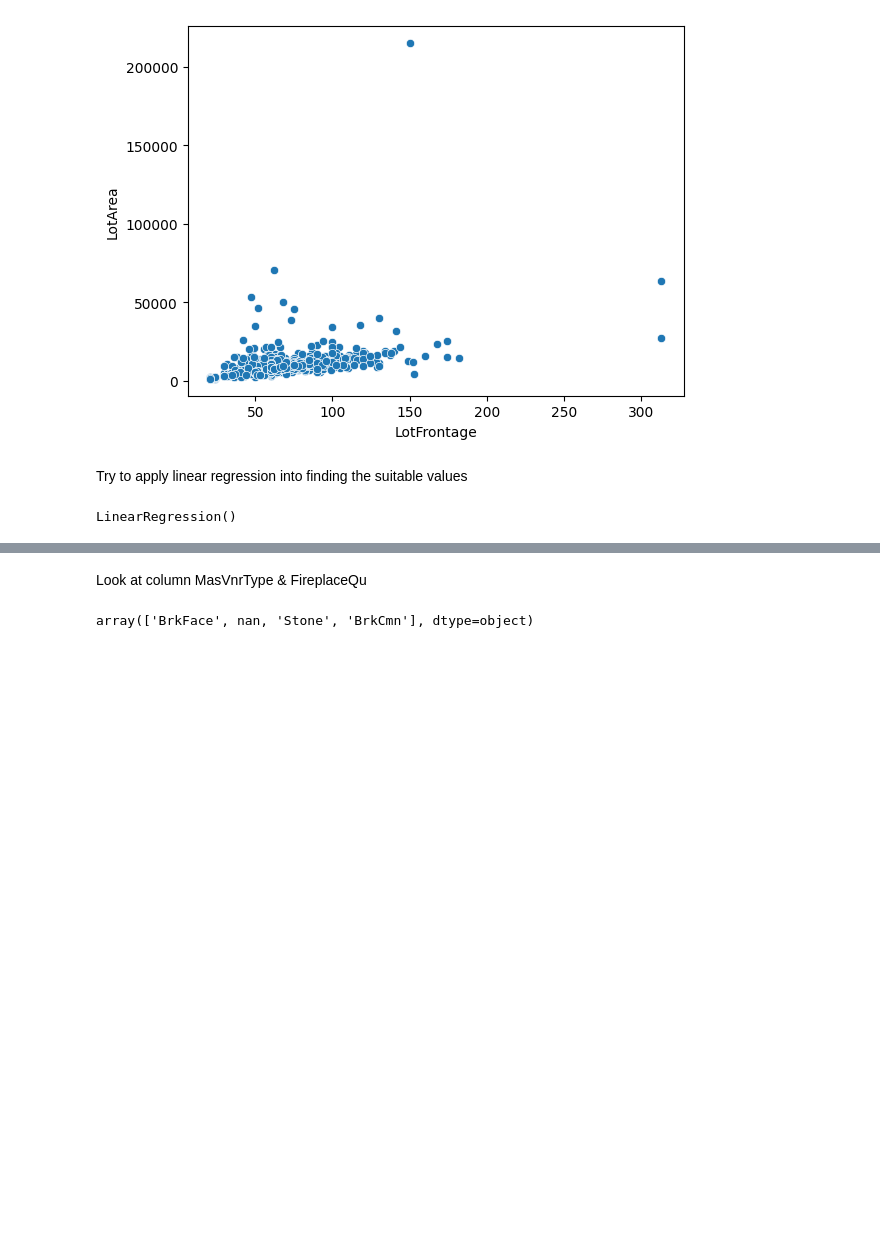
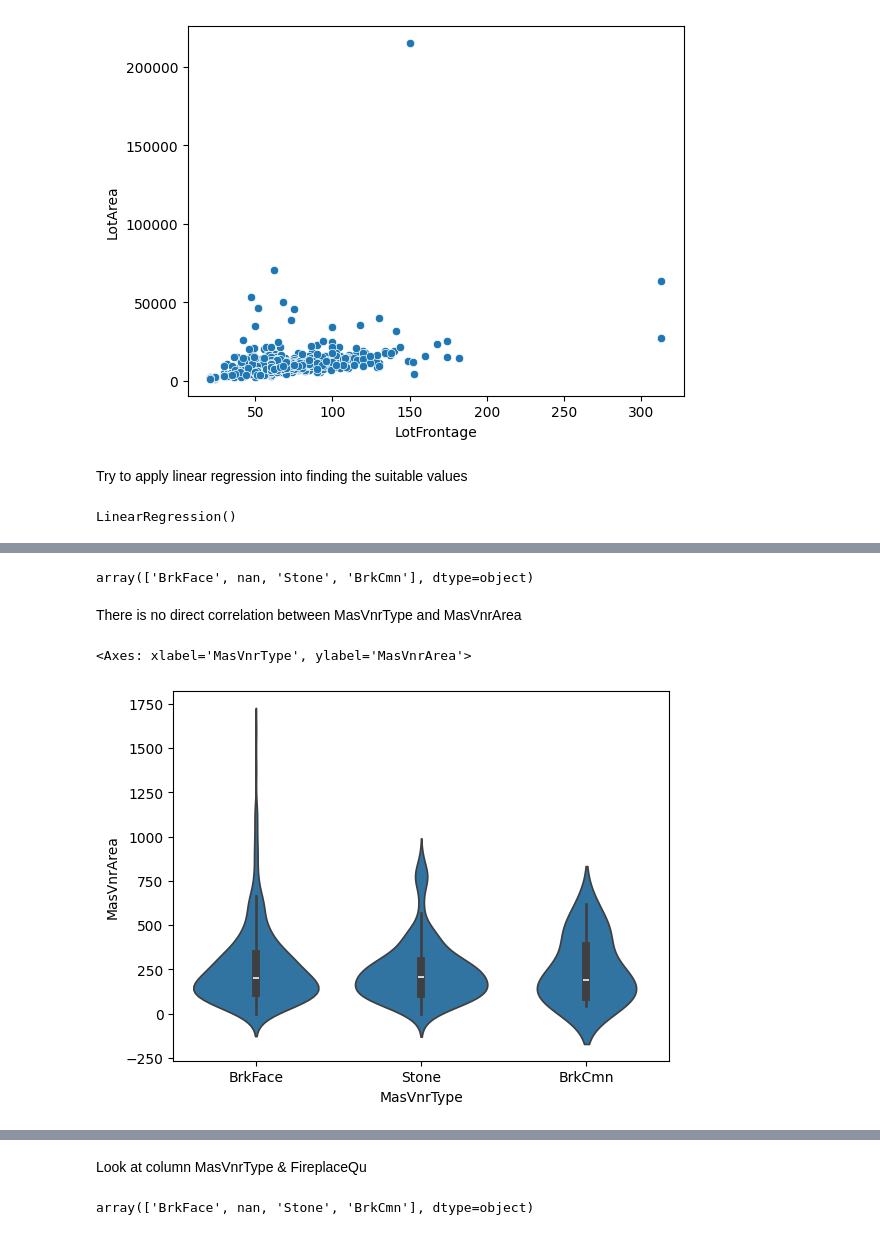
Before and after one commit to shafiqazam/Kaggle, a Jupyter notebook: home-data-for-ml-course/code/main_3.ipynb, the cells around one changed output, grey strips where cells are left out. Cells and saved outputs as stored; diff of their text form; code cells hidden in the pictures; blank space fills up the shorter version.

```diff
--- a/home-data-for-ml-course/code/main_3.ipynb
+++ b/home-data-for-ml-course/code/main_3.ipynb
@@ -90,0 +98,4 @@ ValueError: Found input variables with inconsistent numbers of samples: [240, 95
+# %%
+dfPred =  df[((df["LotArea"] > 45000) & (df["LotFrontage"] < 150))]['LotArea'].apply(lambda x: regrLot.predict([[x]]).flatten()[0].round())
+condition = (df["LotArea"] > 45000) & (df["LotFrontage"] < 150)
+df.loc[condition, 'LotFrontage'] = dfPred
@@ -90,0 +120,3 @@ ValueError: Found input variables with inconsistent numbers of samples: [240, 95
+# %%
+dfPredNA = df[df['LotFrontage'].isna()]['LotArea'].apply(lambda x: regrLot.predict([[x]]).flatten()[0].round())
+df.loc[df['LotFrontage'].isna(), 'LotFrontage'] = dfPredNA
@@ -90,0 +159,2 @@ ValueError: Found input variables with inconsistent numbers of samples: [240, 95
+# %%
+df['Alley'].fillna("NoInfo", inplace=True)
@@ -90,0 +181,13 @@ ValueError: Found input variables with inconsistent numbers of samples: [240, 95
+# %%
+df['MasVnrType'].unique()
+# %% [output]
+array(['BrkFace', nan, 'Stone', 'BrkCmn'], dtype=object)
+# %% [markdown]
+There is no direct correlation between MasVnrType and MasVnrArea
+# %%
+sns.violinplot(x='MasVnrType', y='MasVnrArea', data=df)
+# plt.title('Distribution of Values by Category')
+# plt.show()
+# %% [output]
+<Axes: xlabel='MasVnrType', ylabel='MasVnrArea'>
+[figure, added]
```
Also changed, not shown: parts of 20 cells of this notebook.
